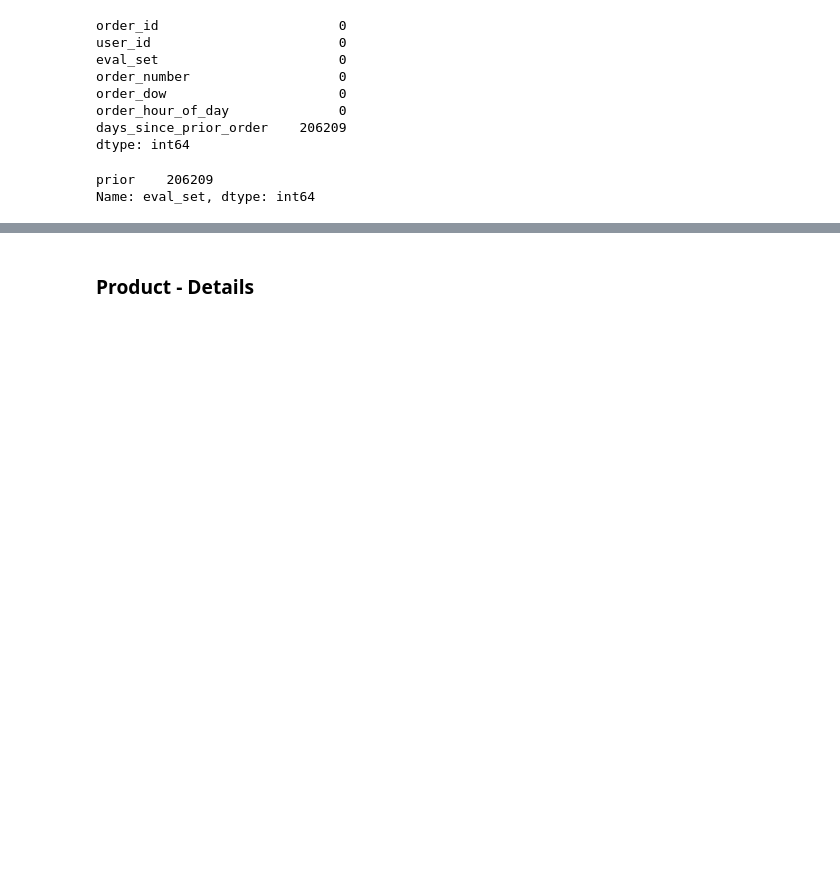
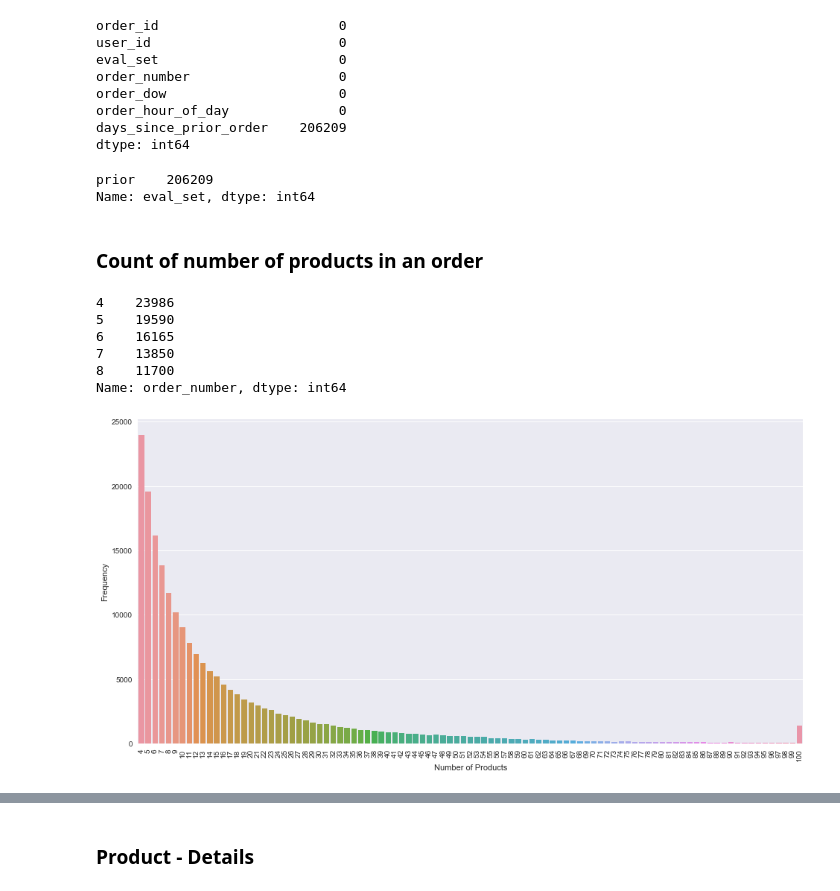
Before and after one commit to Bharathkumar-nb/Data-Mining-Course-Project, a Jupyter notebook: Project.ipynb, the cells around one changed output, grey strips where cells are left out. Drawn from its saved outputs; the diff is of its cells as text; code cells hidden in the pictures; blank space fills up the shorter version.

```diff
--- a/Project.ipynb
+++ b/Project.ipynb
@@ -151,3 +151,25 @@ orders_df[orders_df['days_since_prior_order'].isnull()==True]['eval_set'].value_
 # %% [output]
 prior    206209
 Name: eval_set, dtype: int64
+# %% [markdown]
+### Count of number of products in an order
+# %%
+cnt_srs = orders_df.groupby('user_id')['order_number'].aggregate(np.max).reset_index()
+cnt_srs = cnt_srs.order_number.value_counts()
+cnt_srs.head()
+# %% [output]
+4    23986
+5    19590
+6    16165
+7    13850
+8    11700
+Name: order_number, dtype: int64
+# %%
+plt.figure(figsize=(16,8))
+sns.barplot(cnt_srs.index, cnt_srs.values)
+plt.xticks(rotation='vertical')
+plt.xlabel('Number of Products')
+plt.ylabel('Frequency')
+plt.show()
+# %% [output]
+[figure, added]
```
Also changed, not shown: parts of 7 cells of this notebook.
